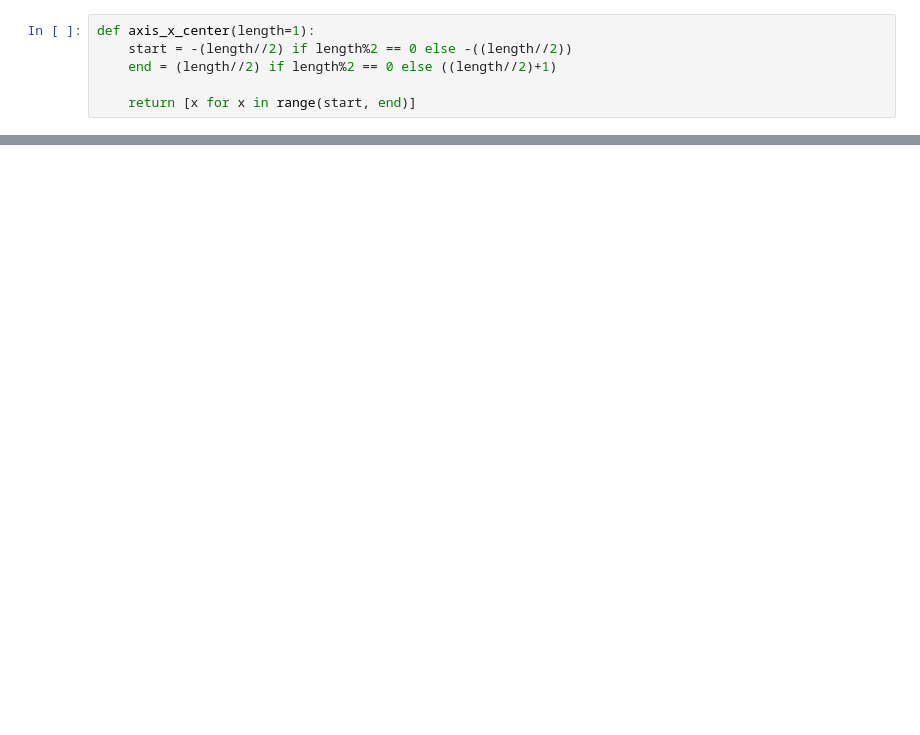
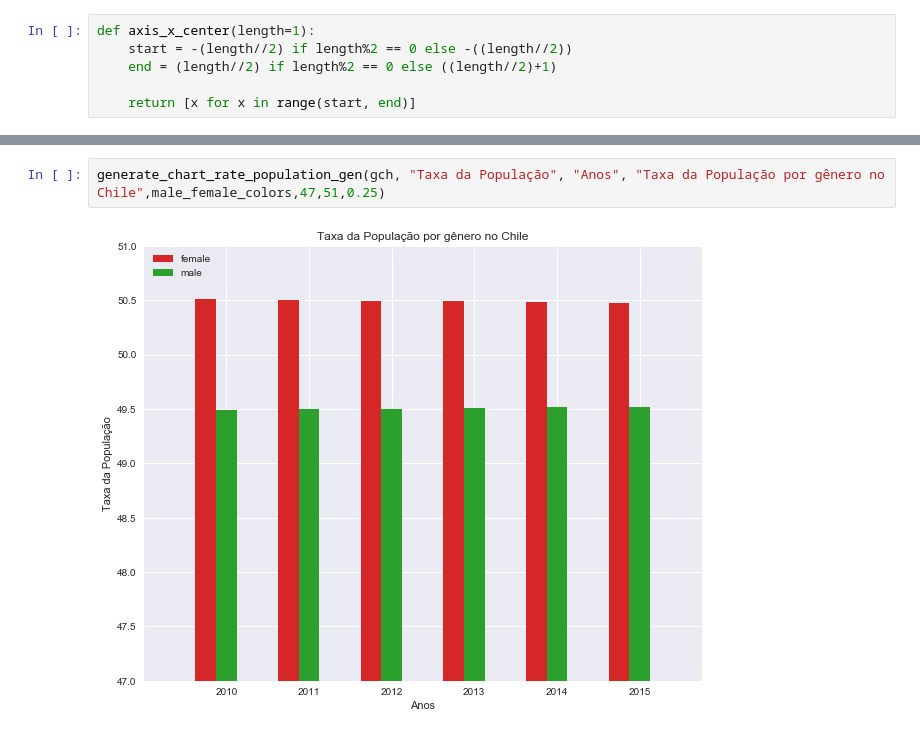
Before and after one commit to Eudess/suicide-data-science, a Jupyter notebook: Entrega 03/suicide_analytics.ipynb, the cells around one changed output, grey strips where cells are left out. Cells and saved outputs as stored; diff of their text form; blank space fills up the shorter version.

```diff
--- a/Entrega 03/suicide_analytics.ipynb
+++ b/Entrega 03/suicide_analytics.ipynb
@@ -891,0 +599,4 @@ generate_growth_pop_age_barh(sweden_age_75, 'year', 'populationFemaleTaxa', 'pop
+# %%
+generate_chart_rate_population_gen(gch, "Taxa da População", "Anos", "Taxa da População por gênero no Chile",male_female_colors,47,51,0.25)
+# %% [output]
+[figure, added]
```
Also changed, not shown: parts of 158 cells of this notebook, 2 other files.
